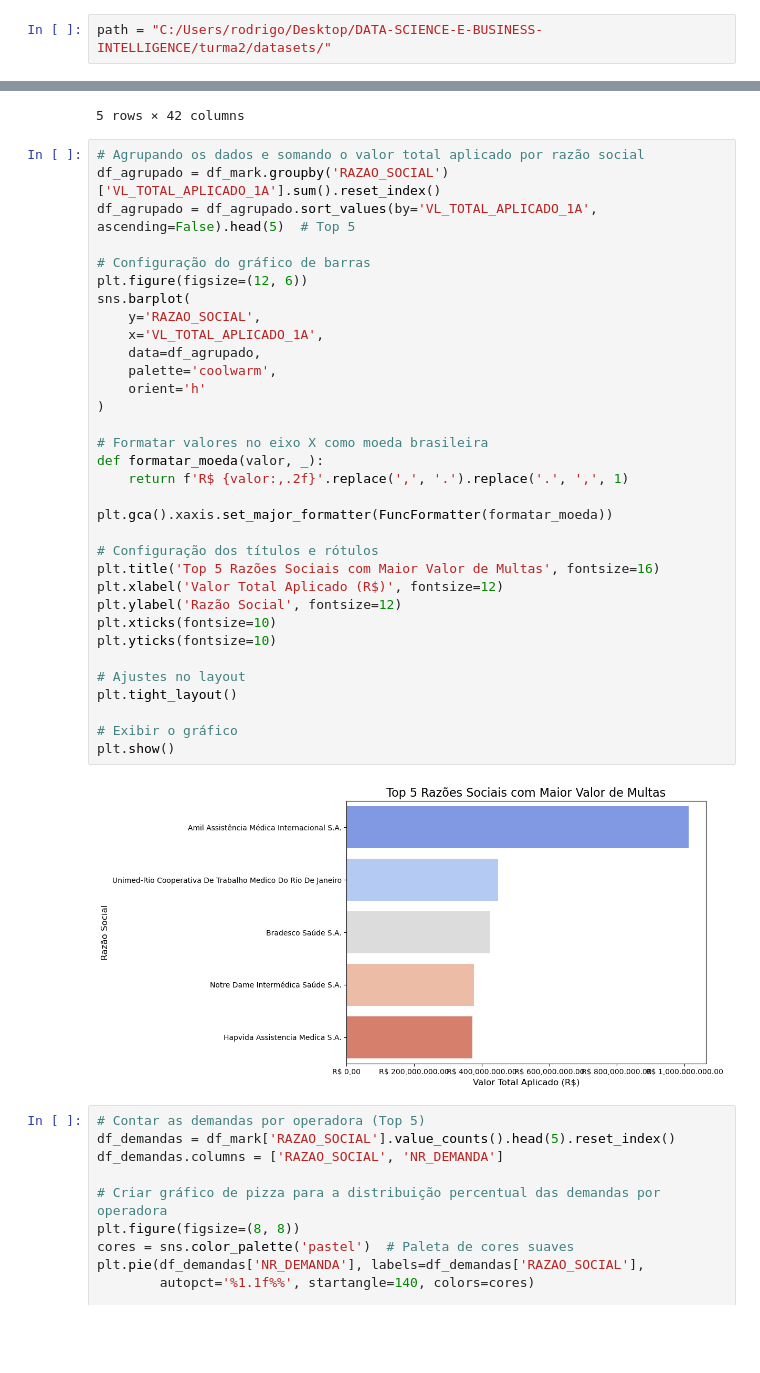
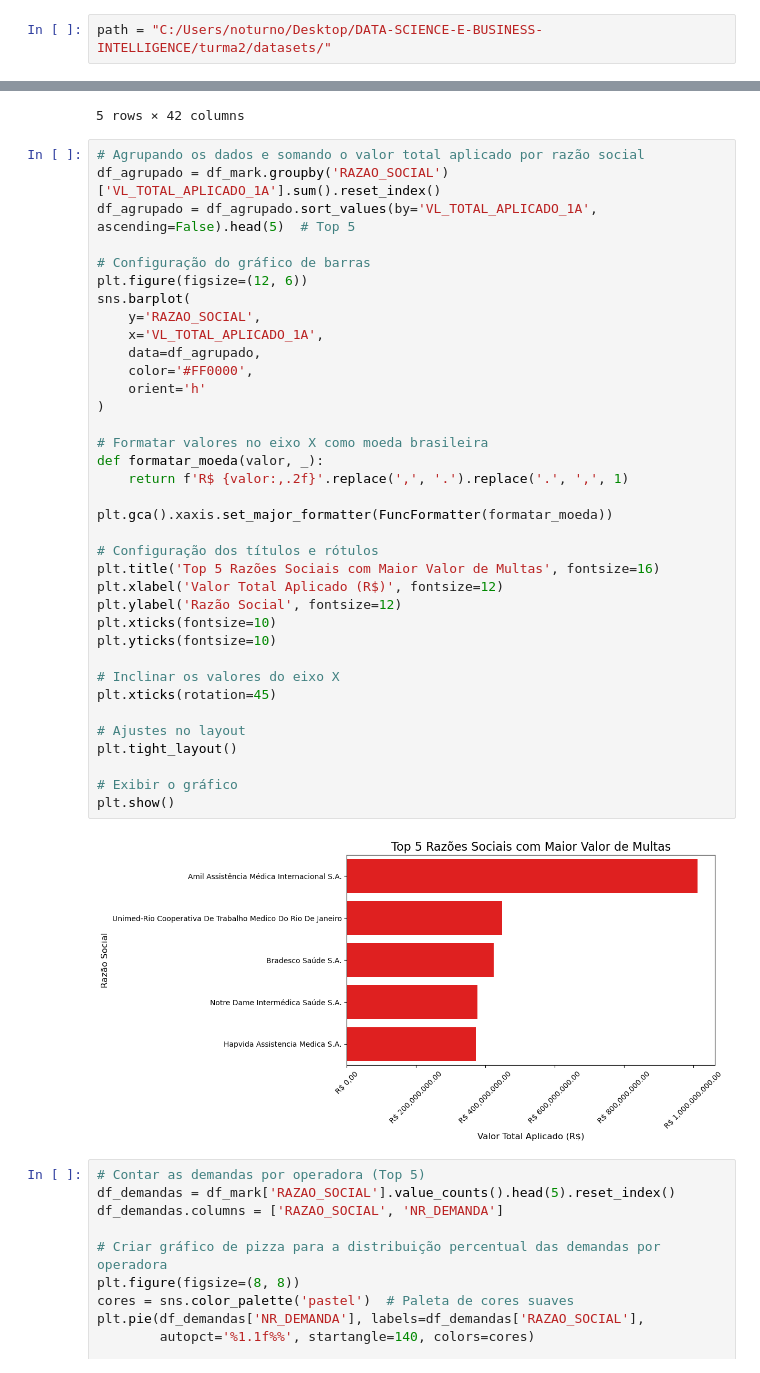
Before and after one commit to rdzw/DATA-SCIENCE-E-BUSINESS-INTELLIGENCE, a Jupyter notebook: turma2/atividade_26_11_24.ipynb, the cells around one changed output, grey strips where cells are left out. Saved outputs shown, nothing was run; the diff lists cells and outputs as text; blank space fills up the shorter version.

```diff
--- a/turma2/atividade_26_11_24.ipynb
+++ b/turma2/atividade_26_11_24.ipynb
@@ -22,7 +16,7 @@ from matplotlib.ticker import FuncFormatter
 # %%
 import seaborn as sns
 # %%
-path = "C:/Users/rodrigo/Desktop/DATA-SCIENCE-E-BUSINESS-INTELLIGENCE/turma2/datasets/"
+path = "C:/Users/noturno/Desktop/DATA-SCIENCE-E-BUSINESS-INTELLIGENCE/turma2/datasets/"
 # %%
 df_mark = pd.read_csv(path + 'penalidades_aplicadas_a_operadoras.csv',sep=';', encoding='ISO-8859-1')
 # %%
@@ -41,35 +35,38 @@ df_agrupado = df_mark.groupby('RAZAO_SOCIAL')['VL_TOTAL_APLICADO_1A'].sum().rese
 df_agrupado = df_agrupado.sort_values(by='VL_TOTAL_APLICADO_1A', ascending=False).head(5)  # Top 5
 
 # Configuração do gráfico de barras
 plt.figure(figsize=(12, 6))
 sns.barplot(
     y='RAZAO_SOCIAL',
     x='VL_TOTAL_APLICADO_1A',
     data=df_agrupado,
-    palette='coolwarm',
+    color='#FF0000',
     orient='h'
 )
 
 # Formatar valores no eixo X como moeda brasileira
 def formatar_moeda(valor, _):
     return f'R$ {valor:,.2f}'.replace(',', '.').replace('.', ',', 1)
 
 plt.gca().xaxis.set_major_formatter(FuncFormatter(formatar_moeda))
 
 # Configuração dos títulos e rótulos
 plt.title('Top 5 Razões Sociais com Maior Valor de Multas', fontsize=16)
 plt.xlabel('Valor Total Aplicado (R$)', fontsize=12)
 plt.ylabel('Razão Social', fontsize=12)
 plt.xticks(fontsize=10)
 plt.yticks(fontsize=10)
 
+# Inclinar os valores do eixo X
+plt.xticks(rotation=45)
+
 # Ajustes no layout
 plt.tight_layout()
 
 # Exibir o gráfico
 plt.show()
 # %% [output]
-[figure, old version]
+[figure, new version]
 # %%
 # Contar as demandas por operadora (Top 5)
 df_demandas = df_mark['RAZAO_SOCIAL'].value_counts().head(5).reset_index()
```
Also changed, not shown: parts of 9 cells of this notebook, 1 other file.
